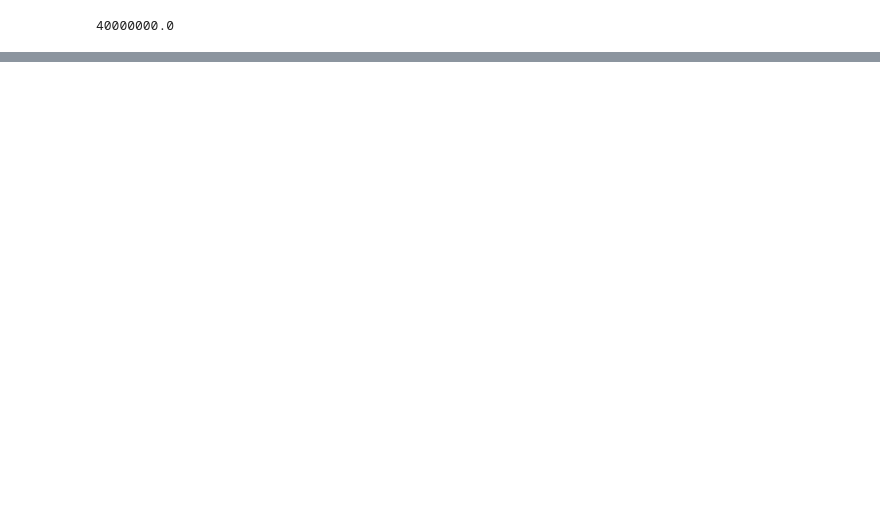
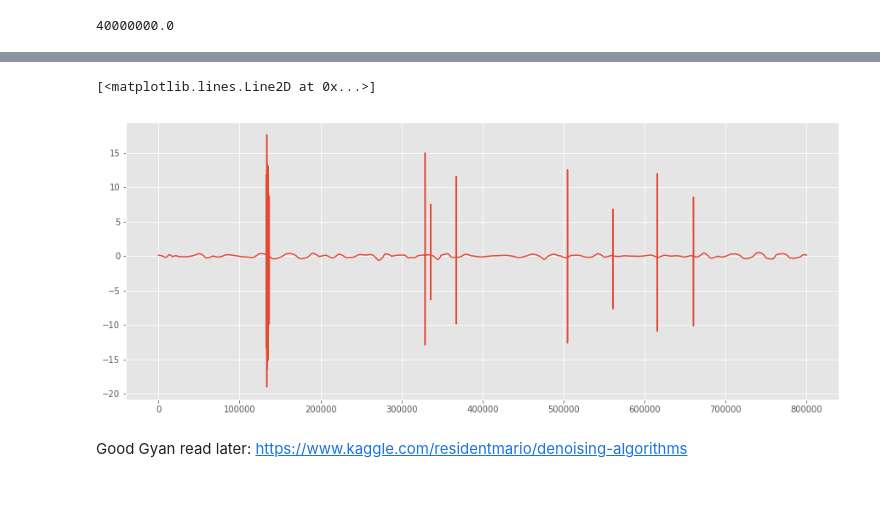
Before and after one commit to gokul-krishna/VSBPowerLineFaultDetection, a Jupyter notebook: FeatureExtraction.ipynb, the cells around one changed output, grey strips where cells are left out. Cells and saved outputs as stored; diff of their text form; code cells hidden in the pictures; blank space fills up the shorter version.

```diff
--- a/FeatureExtraction.ipynb
+++ b/FeatureExtraction.ipynb
@@ -561,0 +579,25 @@ plt.plot(high_pass_filter(r_data.values))
+# %%
+def denoise_signal(x, wavelet='db4', level=1):
+
+    # Decompose to get the wavelet coefficients
+    coeff = pywt.wavedec(x, wavelet, mode="per")
+
+    sigma = (1/0.6745) * mad(coeff[-level])
+    # sigma = mad( coeff[-level] )
+
+    # Calculte the univeral threshold
+    uthresh = sigma * np.sqrt(2*np.log(len(x)))
+    coeff[1:] = (pywt.threshold(i, value=uthresh, mode='hard')
+                 for i in coeff[1:])
+
+    # Reconstruct the signal using the thresholded coefficients
+    return pywt.waverec(coeff, wavelet, mode='per')
+# %%
+plt.plot(denoise_signal(high_pass_filter(r_shifted)))
+# %% [output]
+[<matplotlib.lines.Line2D at 0x...>]
+[figure, added]
+# %% [markdown]
+Good Gyan read later: https://www.kaggle.com/residentmario/denoising-algorithms
+# %% [markdown]
+#
```
Also changed, not shown: parts of 8 cells of this notebook.
